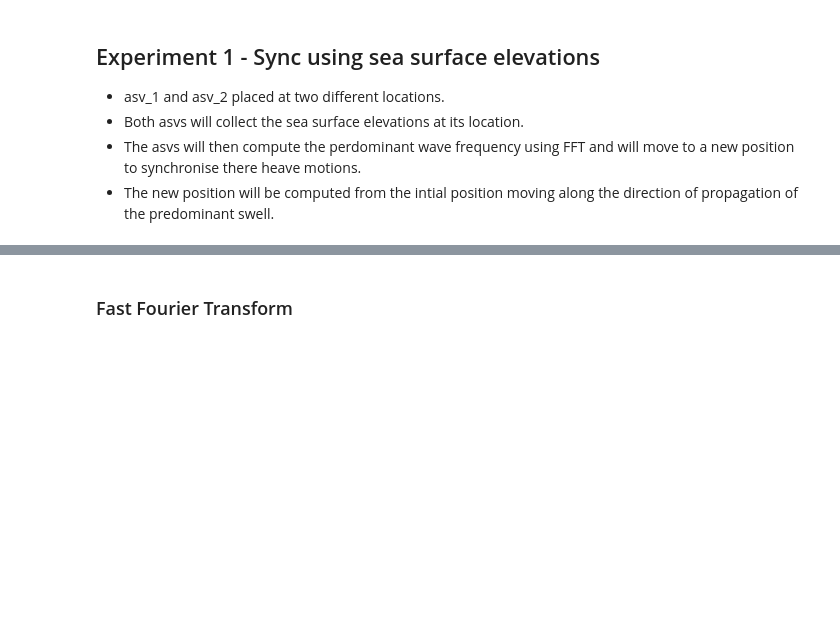
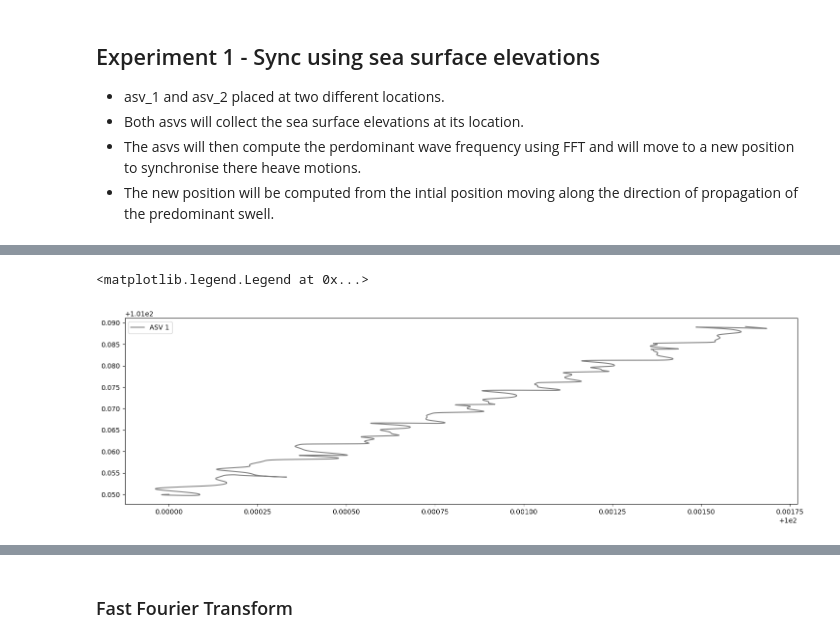
Before and after one commit to resilient-swarms/SeaSyncSquad, a Jupyter notebook: notebooks/experiments.ipynb, the cells around one changed output, grey strips where cells are left out. Cells and saved outputs as stored; diff of their text form; code cells hidden in the pictures; blank space fills up the shorter version.

```diff
--- a/notebooks/experiments.ipynb
+++ b/notebooks/experiments.ipynb
@@ -98,0 +101,7 @@ plt.legend()
+# %%
+# Plot the ASVs paths. It should not be moving.
+plt.plot([position.x for position in positions_1], [position.y for position in positions_1], label="ASV 1", color="grey")
+plt.legend()
+# %% [output]
+<matplotlib.legend.Legend at 0x...>
+[figure, added]
```
Also changed, not shown: parts of 12 cells of this notebook.
